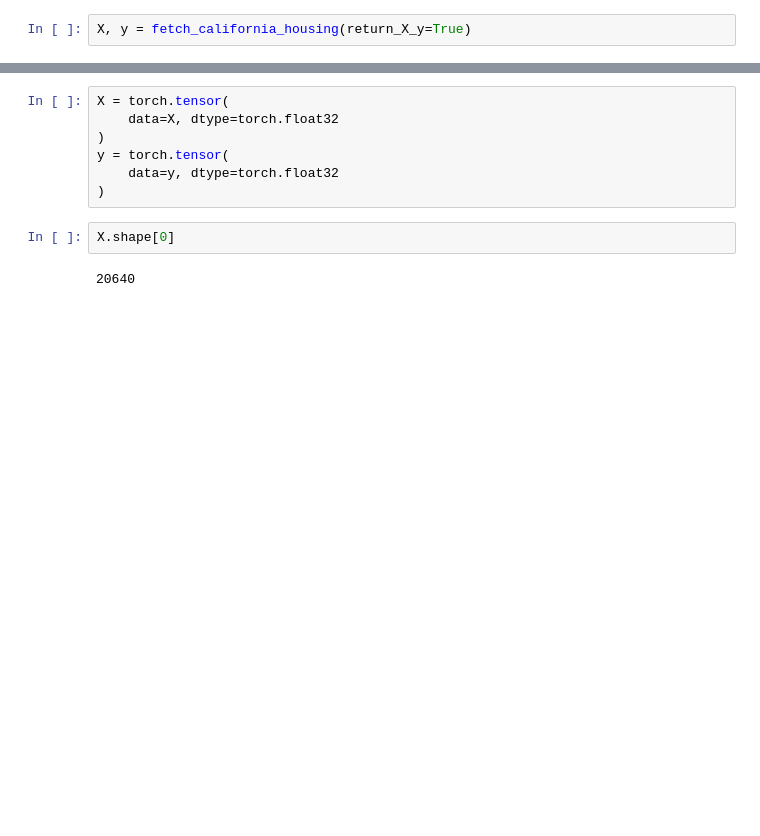
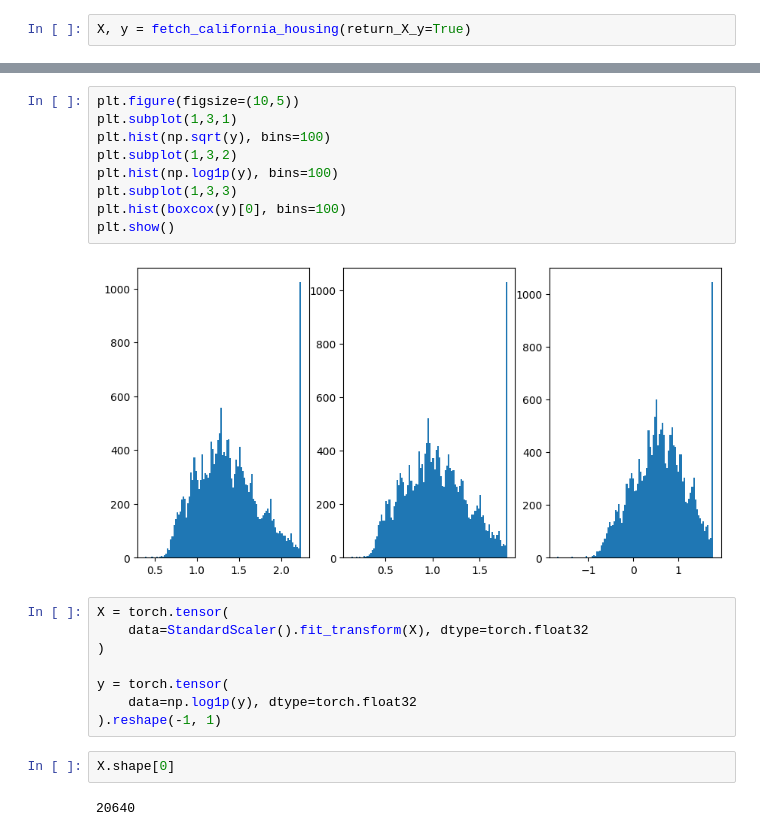
Before and after one commit to kaladabrio2020/modelos-pytorch-ml, a Jupyter notebook: california.ipynb, the cells around one changed output, grey strips where cells are left out. Cells and saved outputs as stored; diff of their text form; blank space fills up the shorter version.

```diff
--- a/california.ipynb
+++ b/california.ipynb
@@ -10,10 +27,22 @@ X, y = fetch_california_housing(return_X_y=True)
+# %%
+plt.figure(figsize=(10,5))
+plt.subplot(1,3,1)
+plt.hist(np.sqrt(y), bins=100)
+plt.subplot(1,3,2)
+plt.hist(np.log1p(y), bins=100)
+plt.subplot(1,3,3)
+plt.hist(boxcox(y)[0], bins=100)
+plt.show()
+# %% [output]
+[figure, added]
 # %%
 X = torch.tensor(
-    data=X, dtype=torch.float32
+    data=StandardScaler().fit_transform(X), dtype=torch.float32
 )
+
 y = torch.tensor(
-    data=y, dtype=torch.float32
-)
+    data=np.log1p(y), dtype=torch.float32
+).reshape(-1, 1)
 # %%
 X.shape[0]
 # %% [output]
```
Also changed, not shown: parts of 20 cells of this notebook.
